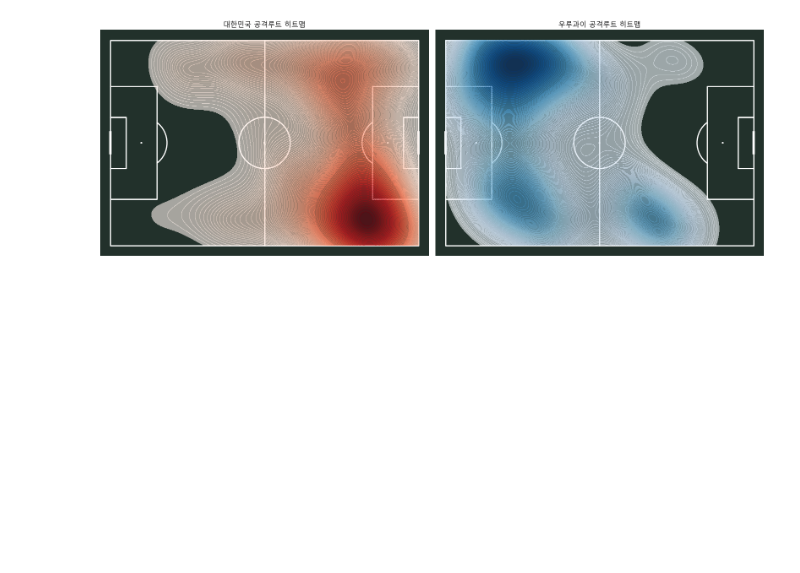
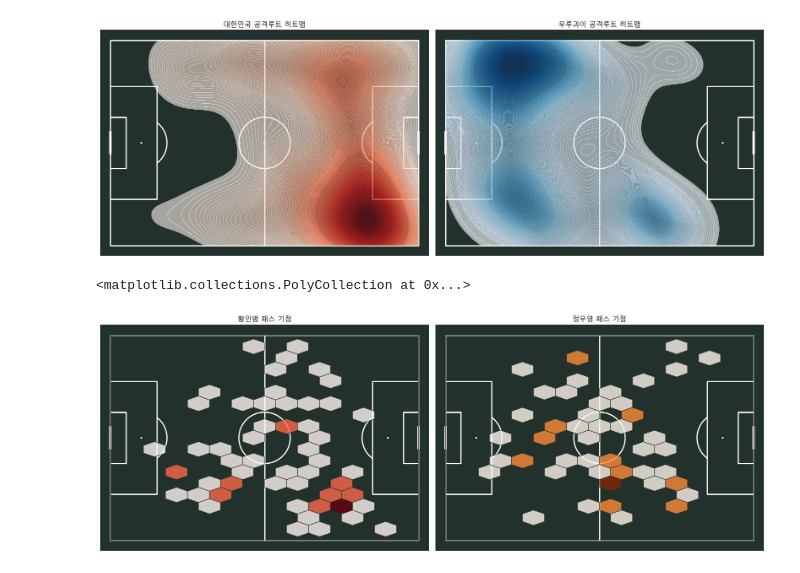
Before and after one commit to 0jyyyyy/Soccer_Lens, a Jupyter notebook: Tactics_lab/World_cup/2022/korea_uruguay.ipynb, the cells around one changed output. Drawn from its saved outputs; the diff is of its cells as text; code cells hidden in the pictures; blank space fills up the shorter version.

Commit message:
feat:compare hexbin(inbeom,wooyoung)

```diff
--- a/Tactics_lab/World_cup/2022/korea_uruguay.ipynb
+++ b/Tactics_lab/World_cup/2022/korea_uruguay.ipynb
@@ -387,3 +392,49 @@ pitch.kdeplot(
 # %% [output]
 <Axes: title={'center': '우루과이 공격루트 히트맵'}>
 [figure]
+# %%
+# 황인범 패스 데이터
+inbeom_passes = df_kor_event[(df_kor_event['player_name'] == 'In-Beom Hwang') & (df_kor_event['type_name'] == 'Pass')]
+
+# 정우영 패스 데이터
+wooyoung_passes = df_kor_event[(df_kor_event['player_name'] == 'Woo-Young Jung') & (df_kor_event['type_name'] == 'Pass')]
+# %%
+pitch = Pitch(pitch_type='statsbomb' , pitch_color='#22312b', line_color='white')
+fig, (ax1, ax2) = pitch.draw(nrows=1, ncols=2, figsize=(16,8))
+ax1.set_title('황인범 패스 기점')
+ax2.set_title('정우영 패스 기점')
+# 대한민국 중원 hexbin
+
+pitch.hexbin(
+    inbeom_passes['x'],
+    inbeom_passes['y'],
+    ax=ax1,
+    gridsize=(14,9), # 경기장을 가로 15개, 세로 10개의 육각형 격자 (숫자가 클수록 더 세밀한 구조)
+    cmap='Reds',
+    edgecolors='#22312b', # 육각형 테두리 색상 (경기장 바탕색과 맞춤)
+    alpha = 0.8,
+    mincnt = 1    # 이벤트가 1개 이상 발생한 격자만 표시
+)
+pitch.hexbin(
+    wooyoung_passes['x'],
+    wooyoung_passes['y'],
+    ax=ax2,
+    gridsize=(14,9), # 경기장을 가로 15개, 세로 10개의 육각형 격자 (숫자가 클수록 더 세밀한 구조)
+    cmap='Oranges',
+    edgecolors='#22312b', # 육각형 테두리 색상 (경기장 바탕색과 맞춤)
+    alpha = 0.8,
+    mincnt = 1    # 이벤트가 1개 이상 발생한 격자만 표시
+)
+# hex_ur = pitch.hexbin(
+#     120 - ur_mid_events['x'],
+#     80 - ur_mid_events['y'], # ★ Y축 반전(80 - y)으로 대칭 완성!
+#     ax=ax,
+#     gridsize=(15, 10),
+#     cmap='Blues',       # 우루과이 푸른색 컬러맵
+#     edgecolors='#22312b',
+#     alpha=0.75,
+#     mincnt=1
+# )
+# %% [output]
+<matplotlib.collections.PolyCollection at 0x...>
+[figure, added]
```
Also changed, not shown: parts of 2 cells of this notebook.
